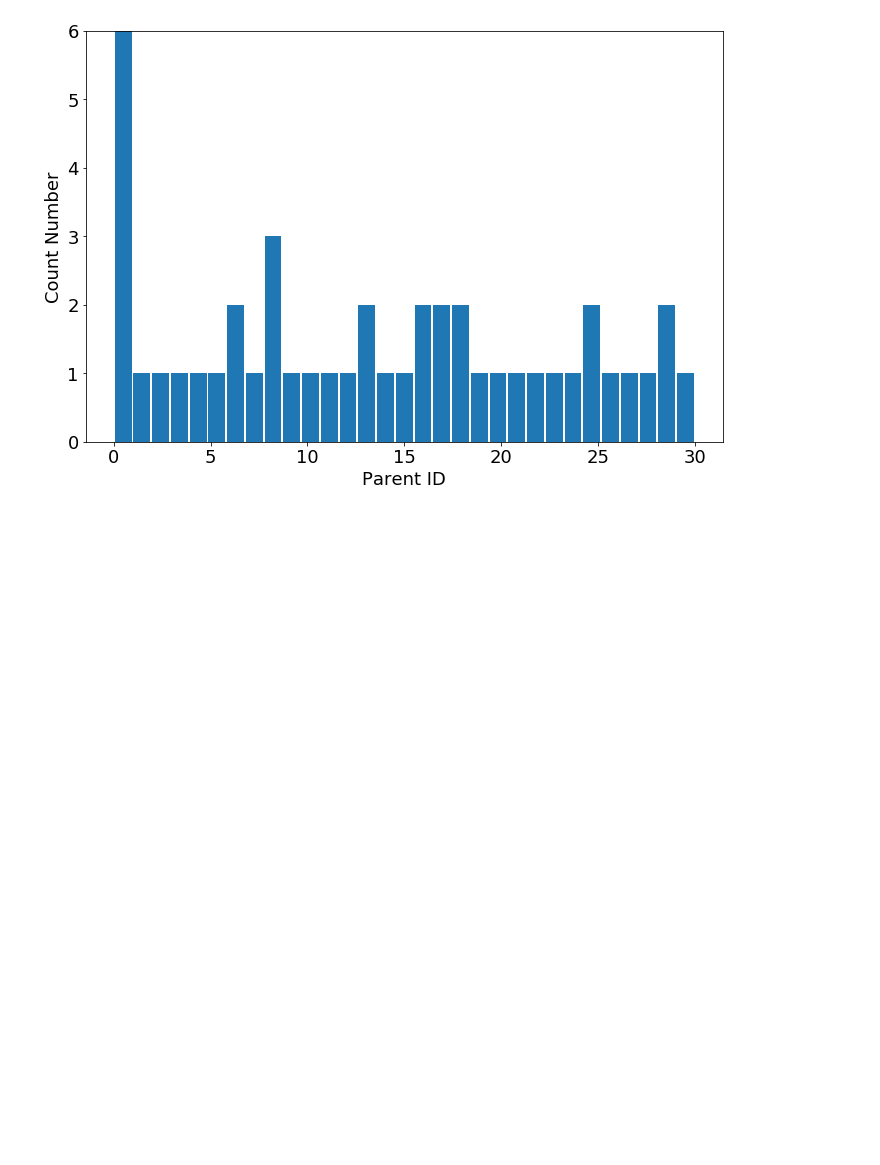
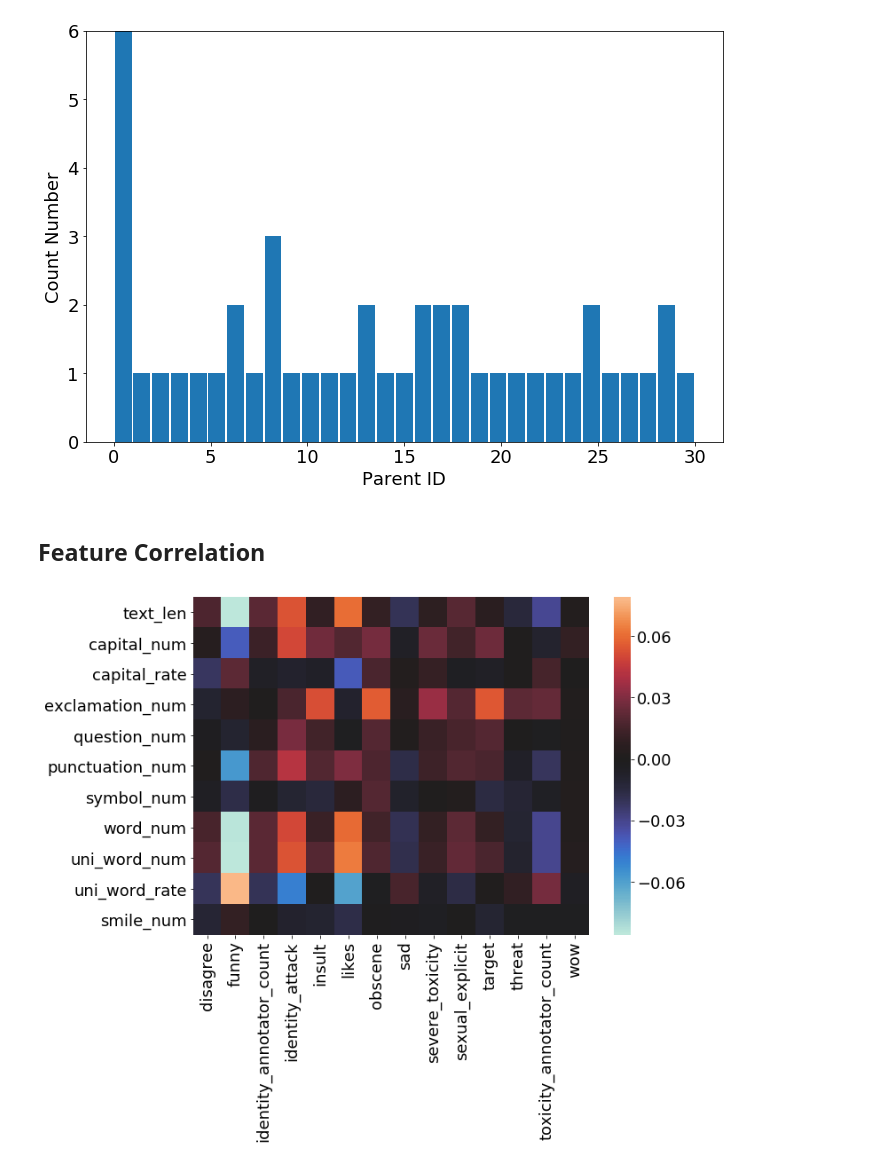
Before and after one commit to KenkenGoda/Jigsaw, a Jupyter notebook: notebook/jigsaw.ipynb, the cells around one changed output. Cells and saved outputs as stored; diff of their text form; code cells hidden in the pictures; blank space fills up the shorter version.

```diff
--- a/notebook/jigsaw.ipynb
+++ b/notebook/jigsaw.ipynb
@@ -75,9 +83,9 @@ plt.rcParams['font.size'] = 18
 # %%
 class Preprocessing(object):
 
-    def __init__(self, kind, nrows=10000):
-        self.df = pd.read_csv(f'{kind}.csv', nrows=nrows)
-        self._drop_columns()
+    def __init__(self, kind, nrows=10000, drop=False):
+        self.df = pd.read_csv(f'../data/{kind}.csv', nrows=nrows)
+        if drop: self._drop_columns()
         self._to_timestamp()
         self._rating()
         self._label_encode()
@@ -225,2 +427,8 @@ Figure(nrows=100).parent_histogram()
 # %% [output]
 [figure]
+# %% [markdown]
+## Feature Correlation
+# %%
+Figure(preprocessing=False).correlation_heatmap(nrows=None)
+# %% [output]
+[figure, added]
```
Also changed, not shown: parts of 25 cells of this notebook.
